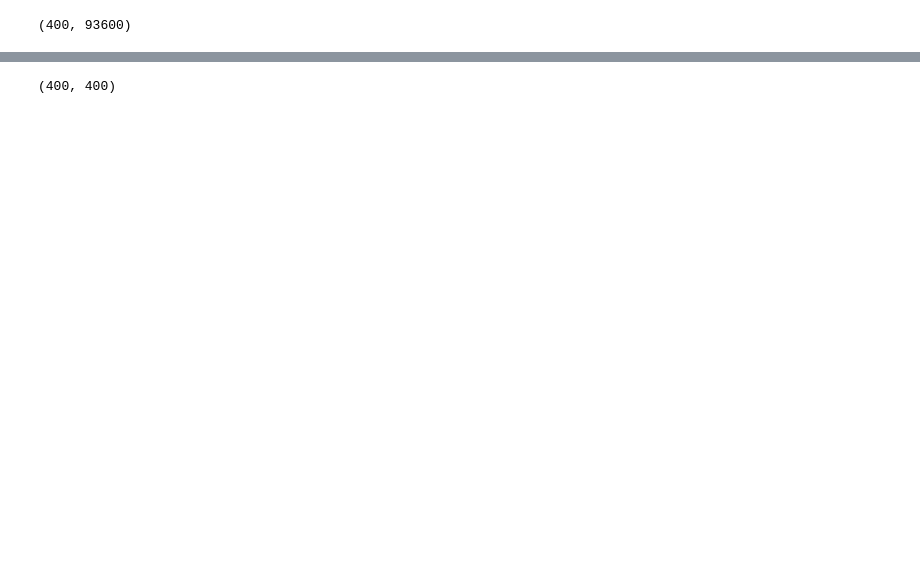
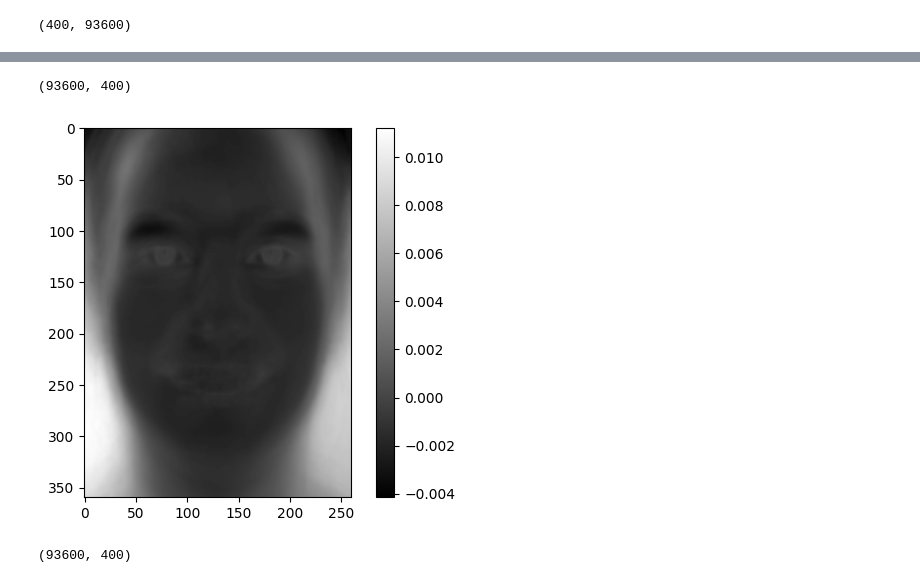
Before and after one commit to lorran-araujo/LNCC, a Jupyter notebook: disciplinas/redes-neurais/codes/lista2/exercicio3.ipynb, the cells around one changed output, grey strips where cells are left out. Cells and saved outputs as stored; diff of their text form; code cells hidden in the pictures; blank space fills up the shorter version.

```diff
--- a/disciplinas/redes-neurais/codes/lista2/exercicio3.ipynb
+++ b/disciplinas/redes-neurais/codes/lista2/exercicio3.ipynb
@@ -79,3 +107,16 @@ autovetores = autovetores / np.linalg.norm(autovetores)
+# %%
+autovetores.shape
+# %% [output]
+(93600, 400)
+# %%
+padroes = autovetores[:,399].reshape(360,260)
+plt.figure()
+plt.imshow(padroes, cmap='gray')
+plt.colorbar()
+plt.grid(False)
+plt.show()
+# %% [output]
+[figure, added]
 # %%
 ordem_decrescente = np.argsort(autovalores)[::-1]
 autovalores = autovalores[ordem_decrescente]
@@ -87,4 +124,4 @@ X_transformado = np.dot(X, autovetores_selecionados)
 # %%
-X_transformado.shape
+autovetores.shape
 # %% [output]
-(400, 400)
+(93600, 400)
```
Also changed, not shown: parts of 29 cells of this notebook, 1 other file.
